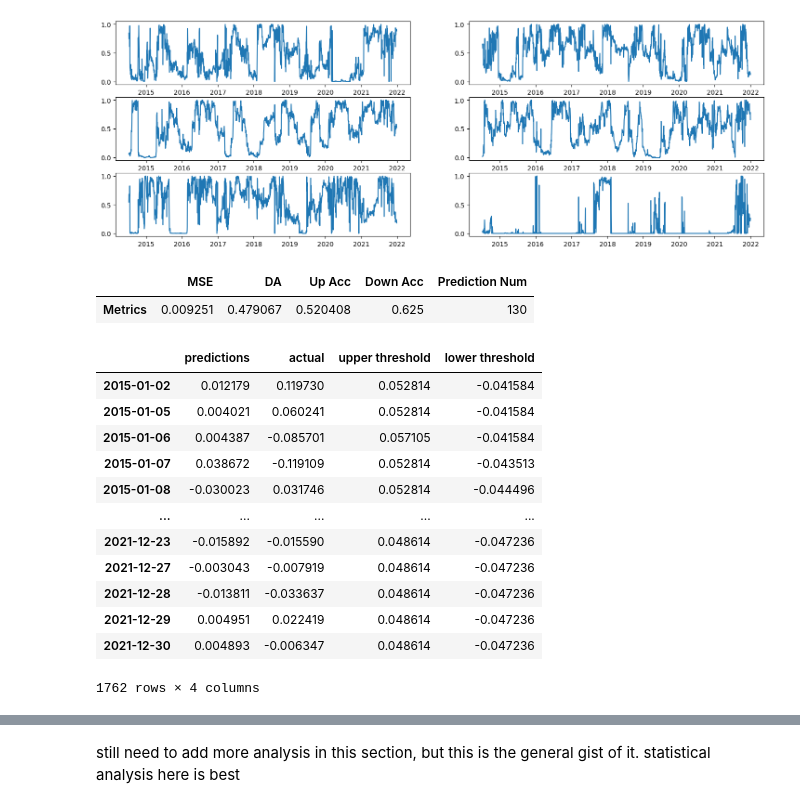
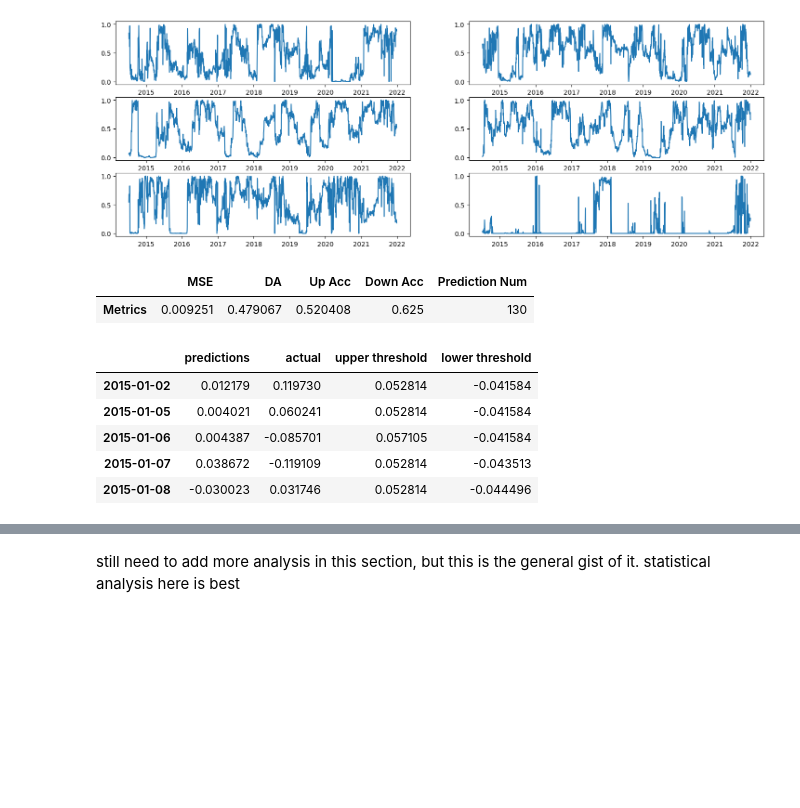
Before and after one commit to tsmcdonnell6604/Quant-Trading-Strategies, a Jupyter notebook: Project/Final_Project.ipynb, the cells around one changed output, grey strips where cells are left out. Saved outputs shown, nothing was run; the diff lists cells and outputs as text; code cells hidden in the pictures; blank space fills up the shorter version.

```diff
--- a/Project/Final_Project.ipynb
+++ b/Project/Final_Project.ipynb
@@ -77,8 +72,7 @@ ax[2,1].plot(pvalues['MA'])
 # %%
 Model.performance_metrics(0.75,0.25)
 metrics = Model.metrics
+metrics
+# %% [output]
+|  | MSE | DA | Up Acc | Down Acc | Prediction Num |
+| Metrics | 0.009251 | 0.479067 | 0.520408 | 0.625 | 130 |
-# %%
-metrics
-# %% [output]
-|  | MSE | DA | Up Acc | Down Acc | Prediction Num |
-| Metrics | 0.009251 | 0.479067 | 0.520408 | 0.625 | 130 |
@@ -87,19 +82,10 @@ predicted_results = Model.predicted_results
 # %%
 predicted_results = pd.read_csv('model_temp.csv',index_col=0,parse_dates=True) # Temporary file so i don't have to re-run the ARIMA
+predicted_results.head()
+# %% [output]
+|  | predictions | actual | upper threshold | lower threshold |
+| 2015-01-02 | 0.012179 | 0.119730 | 0.052814 | -0.041584 |
+| 2015-01-05 | 0.004021 | 0.060241 | 0.052814 | -0.041584 |
+| 2015-01-06 | 0.004387 | -0.085701 | 0.057105 | -0.041584 |
+| 2015-01-07 | 0.038672 | -0.119109 | 0.052814 | -0.043513 |
+| 2015-01-08 | -0.030023 | 0.031746 | 0.052814 | -0.044496 |
-# %%
-predicted_results = predicted_results.dropna()
-predicted_results
-# %% [output]
-|  | predictions | actual | upper threshold | lower threshold |
-| 2015-01-02 | 0.012179 | 0.119730 | 0.052814 | -0.041584 |
-| 2015-01-05 | 0.004021 | 0.060241 | 0.052814 | -0.041584 |
-| 2015-01-06 | 0.004387 | -0.085701 | 0.057105 | -0.041584 |
-| 2015-01-07 | 0.038672 | -0.119109 | 0.052814 | -0.043513 |
-| 2015-01-08 | -0.030023 | 0.031746 | 0.052814 | -0.044496 |
-| ... | ... | ... | ... | ... |
-| 2021-12-23 | -0.015892 | -0.015590 | 0.048614 | -0.047236 |
-| 2021-12-27 | -0.003043 | -0.007919 | 0.048614 | -0.047236 |
-| 2021-12-28 | -0.013811 | -0.033637 | 0.048614 | -0.047236 |
-| 2021-12-29 | 0.004951 | 0.022419 | 0.048614 | -0.047236 |
-| 2021-12-30 | 0.004893 | -0.006347 | 0.048614 | -0.047236 |
-1762 rows × 4 columns
```
Also changed, not shown: parts of 25 cells of this notebook, 13 other files.
